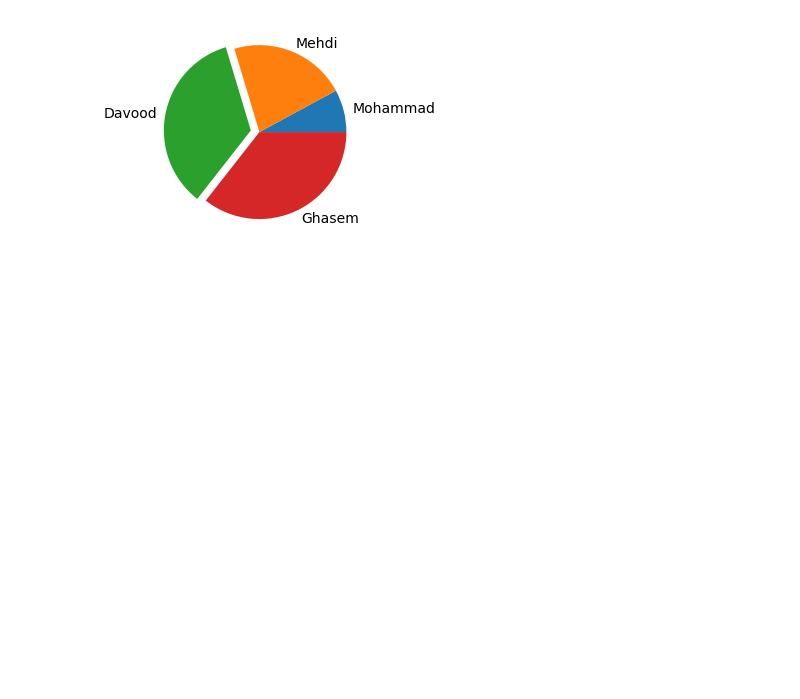
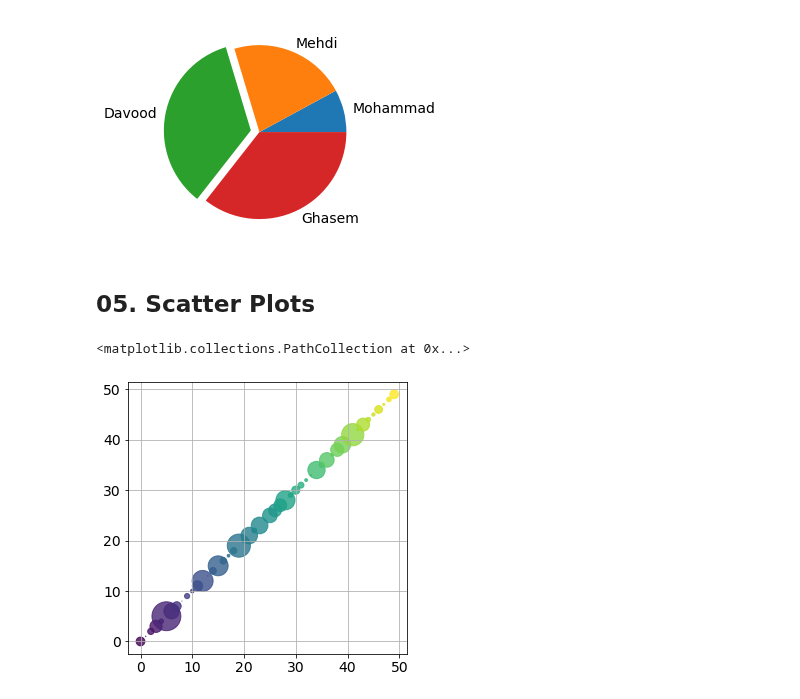
Before and after one commit to DavoodSZ1993/Python_Tutorial, a Jupyter notebook: 1_matplotlib_plots.ipynb, the cells around one changed output. Saved outputs shown, nothing was run; the diff lists cells and outputs as text; code cells hidden in the pictures; blank space fills up the shorter version.

```diff
--- a/1_matplotlib_plots.ipynb
+++ b/1_matplotlib_plots.ipynb
@@ -90,3 +90,17 @@ explode=(0, 0, 0.1, 0)
 plt.pie(y, labels=x, explode=explode);
 # %% [output]
 [figure]
+# %% [markdown]
+## 05. Scatter Plots
+# %%
+x_data = np.arange(0, 50, 1)
+y_data = np.arange(0, 50, 1)
+colors = np.arange(0, 50, 1)                 # color of sequence of colors for markers
+area = np.random.randn(len(x_data))**2*100   # marker size
+
+plt.figure(1, figsize=(5, 5))
+plt.grid()
+plt.scatter(x_data, y_data, c=colors, s=area, alpha=0.8)
+# %% [output]
+<matplotlib.collections.PathCollection at 0x...>
+[figure, added]
```
Also changed, not shown: parts of 2 cells of this notebook.
